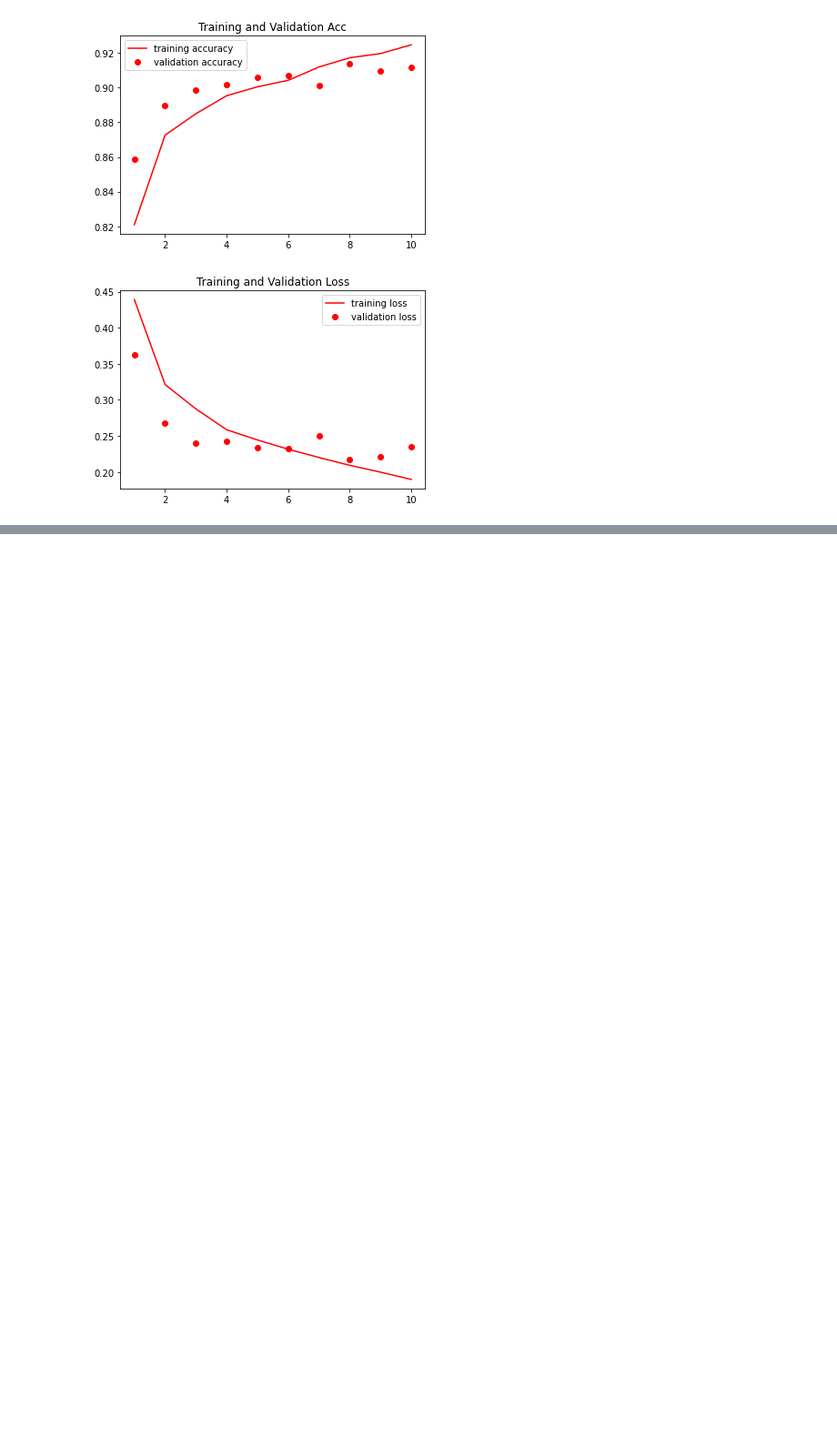
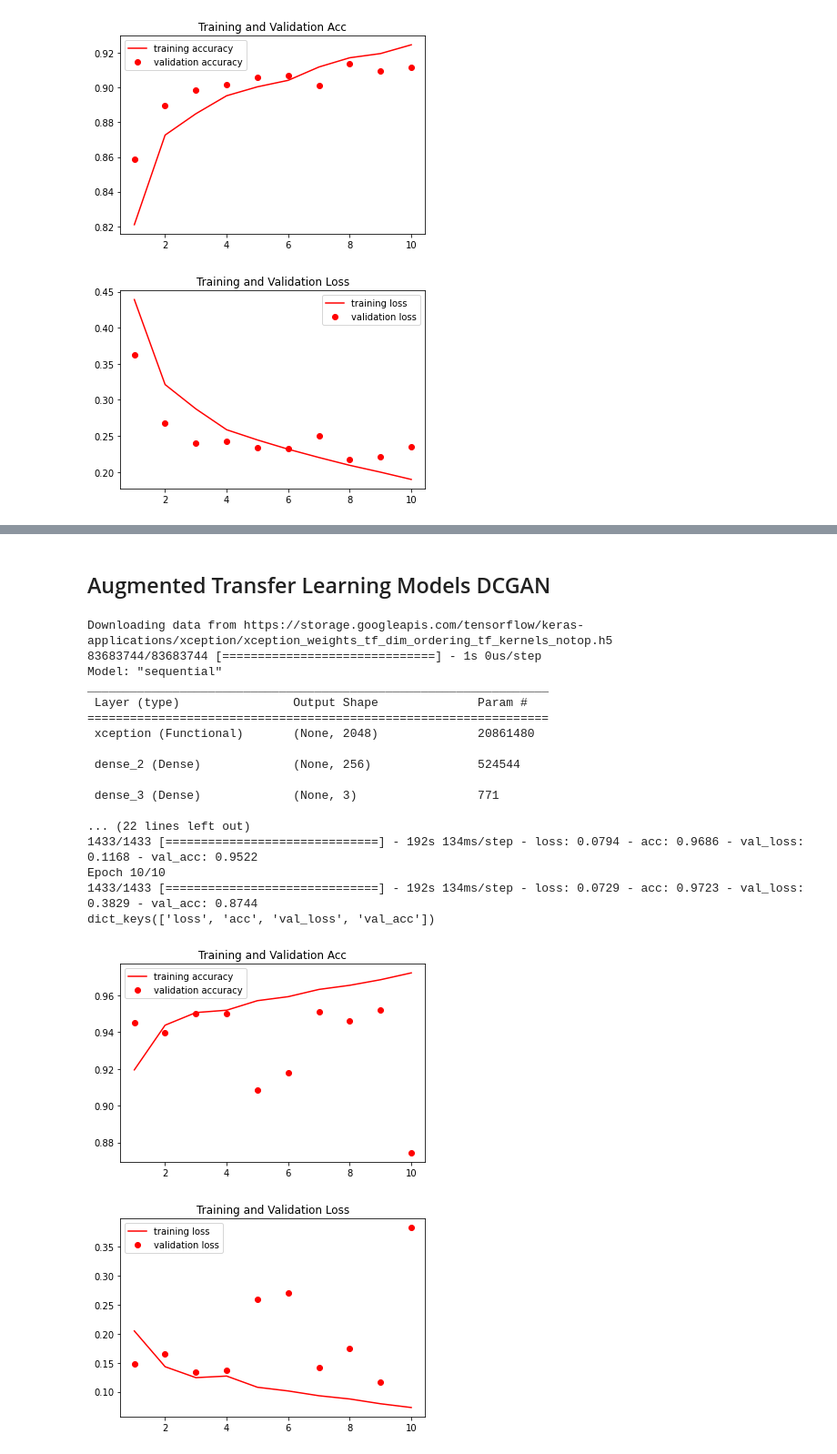
Before and after one commit to wiplash742000/Masters_Thesis_Automated_Detection_of_COVID_19_Using_GANs_and_CNNs, a Jupyter notebook: Jupyter Notebooks/CNNS/Radiography_CNNs.ipynb, the cells around one changed output, grey strips where cells are left out. Shown at 91% size. Cells and saved outputs as stored; diff of their text form; code cells hidden in the pictures; blank space fills up the shorter version.

```diff
--- a/Jupyter Notebooks/CNNS/Radiography_CNNs.ipynb
+++ b/Jupyter Notebooks/CNNS/Radiography_CNNs.ipynb
@@ -441,0 +597,80 @@ dict_keys(['loss', 'acc', 'val_loss', 'val_acc'])
+# %% [markdown]
+## Augmented Transfer Learning Models DCGAN
+# %%
+# code inspired by page 145 - 148 deep learning with python
+# and https://www.youtube.com/watch?v=JcU72smpLJk
+Xception_model = Sequential()
+model = tf.keras.applications.Xception(
+    include_top=False,
+    weights="imagenet",
+    input_shape=(299,299,3),
+    pooling='avg',
+    classes=3,
+    classifier_activation="softmax",
+)
+Xception_model.add(model)
+Xception_model.add(Dense(256,activation='relu'))
+Xception_model.add(Dense(3,activation='softmax'))
+epochs = 10
+
+callbacks = [
+    keras.callbacks.ModelCheckpoint("save_at_{epoch}.keras"),
+]
+Xception_model.compile(
+    optimizer=keras.optimizers.Adam(1e-3),
+    loss="sparse_categorical_crossentropy",
+    metrics=["acc"],
+)
+Xception_model.summary()
+history = Xception_model.fit(
+    train_ds,
+    epochs=epochs,
+    callbacks=callbacks,
+    validation_data=val_ds)
+Xception_model.save('content/gdrive/My Drive/CNN_Models_Baseline/xception_radiography_augmented_dcgan_model.h5')
+
+print(history.history.keys())
+
+accuracy = history.history['acc']
+val_accuracy = history.history['val_acc']
+train_loss = history.history['loss']
+val_loss = history.history['val_loss']
+
+epochs = range(1, len(accuracy) + 1)
+accuracy = history.history['acc']
+val_accuracy = history.history['val_acc']
+train_loss = history.history['loss']
+val_loss = history.history['val_loss']
+epochs = range(1, len(accuracy) + 1)
+
+plt.plot(epochs, accuracy,'r',label = 'training accuracy')
+plt.plot(epochs, val_accuracy,'ro',label = 'validation accuracy')
+plt.title('Training and Validation Acc')
+plt.legend()
+plt.show()
+
+plt.plot(epochs, train_loss,'r',label = 'training loss')
+plt.plot(epochs, val_loss,'ro',label = 'validation loss')
+plt.title('Training and Validation Loss')
+plt.legend()
+plt.show()
+# %% [output]
+Downloading data from https://storage.googleapis.com/tensorflow/keras-applications/xception/xception_weights_tf_dim_ordering_tf_kernels_notop.h5
+83683744/83683744 [==============================] - 1s 0us/step
+Model: "sequential"
+_________________________________________________________________
+ Layer (type)                Output Shape              Param #
+=================================================================
+ xception (Functional)       (None, 2048)              20861480
+
+ dense_2 (Dense)             (None, 256)               524544
+
+ dense_3 (Dense)             (None, 3)                 771
+
+... (22 lines left out)
+1433/1433 [==============================] - 192s 134ms/step - loss: 0.0794 - acc: 0.9686 - val_loss: 0.1168 - val_acc: 0.9522
+Epoch 10/10
+1433/1433 [==============================] - 192s 134ms/step - loss: 0.0729 - acc: 0.9723 - val_loss: 0.3829 - val_acc: 0.8744
+dict_keys(['loss', 'acc', 'val_loss', 'val_acc'])
+[figure, added]
+[figure, added]
```
Also changed, not shown: parts of 7 cells of this notebook, 8 other files.
